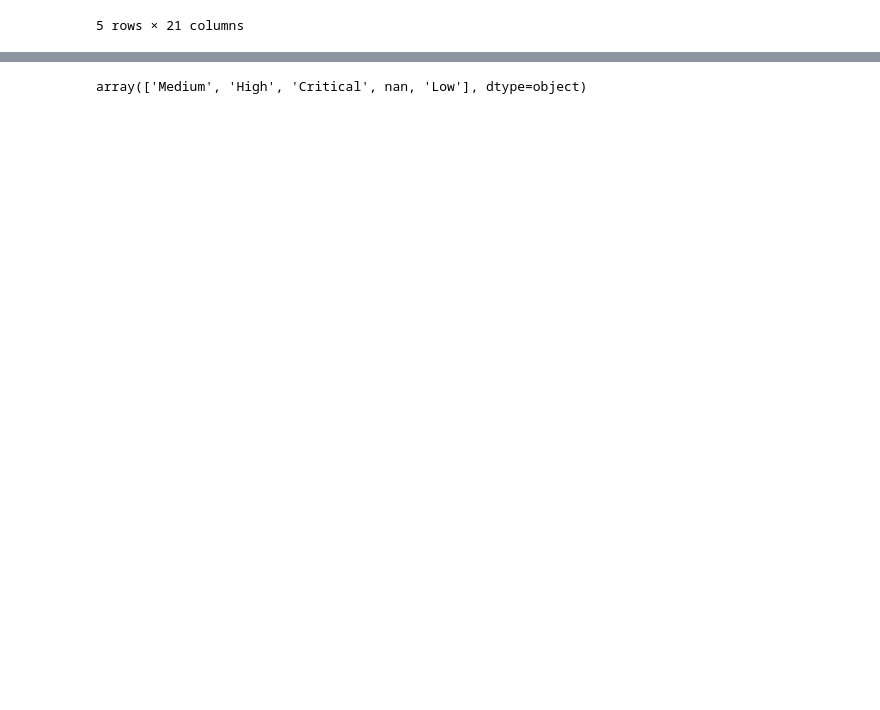
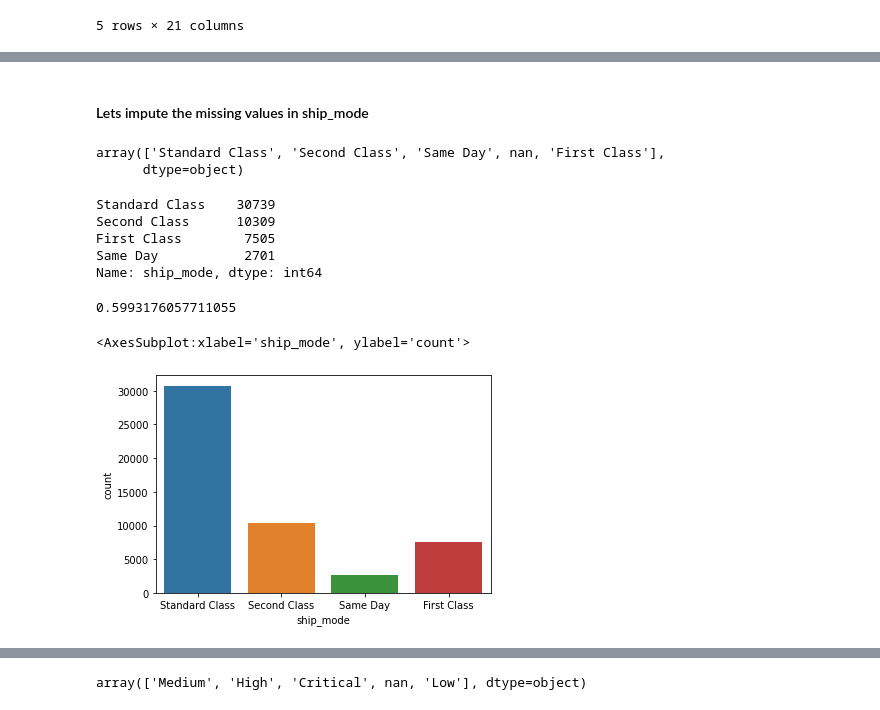
Before and after one commit to goradbj/AI, a Jupyter notebook: SuperStore_Sales_Analysis.ipynb, the cells around one changed output, grey strips where cells are left out. Cells and saved outputs as stored; diff of their text form; code cells hidden in the pictures; blank space fills up the shorter version.

```diff
--- a/SuperStore_Sales_Analysis.ipynb
+++ b/SuperStore_Sales_Analysis.ipynb
@@ -145,2 +50,0 @@ array([ 2.,  3.,  4.,  5.,  1.,  7., nan,  6.,  8.,  9., 10., 11., 12.,
-# %%
-df["quantity"]=df['quantity'].fillna(1)
@@ -159,2 +50,0 @@ array([0.   , 0.1  ,   nan, 0.5  , 0.4  , 0.45 , 0.55 , 0.47 , 0.002,
-# %%
-df["discount"]=df['discount'].fillna(0)
@@ -166,0 +129,24 @@ df['discount'].isna().sum()
+# %% [markdown]
+#### Lets impute the missing values in ship_mode
+# %%
+df.ship_mode.unique()
+# %% [output]
+array(['Standard Class', 'Second Class', 'Same Day', nan, 'First Class'],
+      dtype=object)
+# %%
+df.ship_mode.value_counts()
+# %% [output]
+Standard Class    30739
+Second Class      10309
+First Class        7505
+Same Day           2701
+Name: ship_mode, dtype: int64
+# %%
+30739/51290
+# %% [output]
+0.5993176057711055
+# %%
+sns.countplot(x="ship_mode",data=df)
+# %% [output]
+<AxesSubplot:xlabel='ship_mode', ylabel='count'>
+[figure, added]
```
Also changed, not shown: parts of 113 cells of this notebook, 4 other files.
